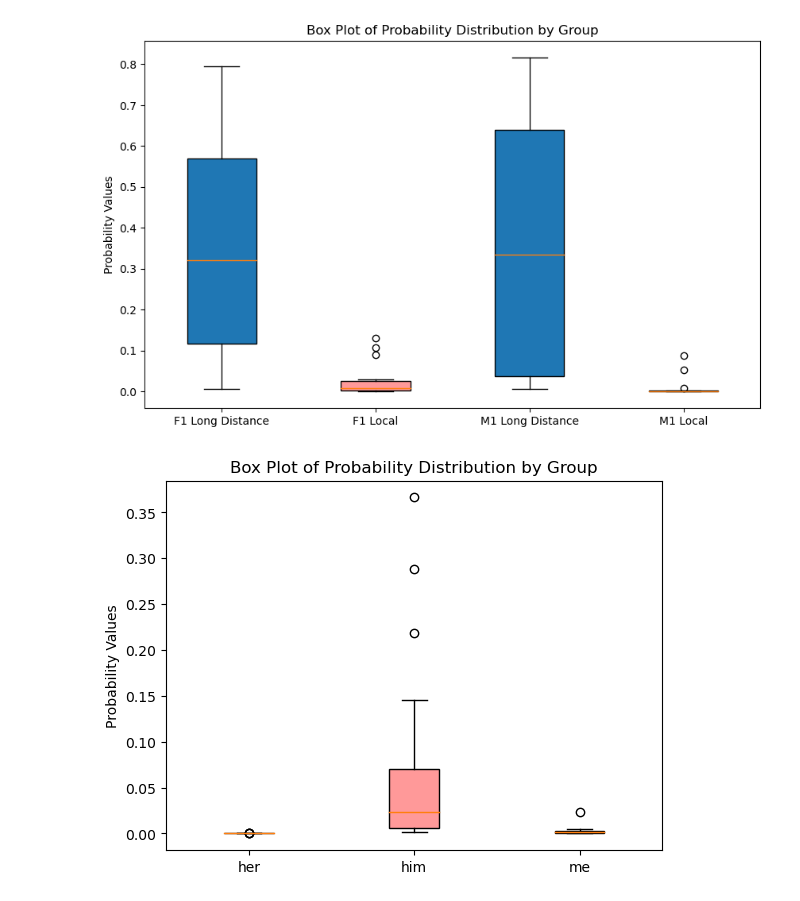
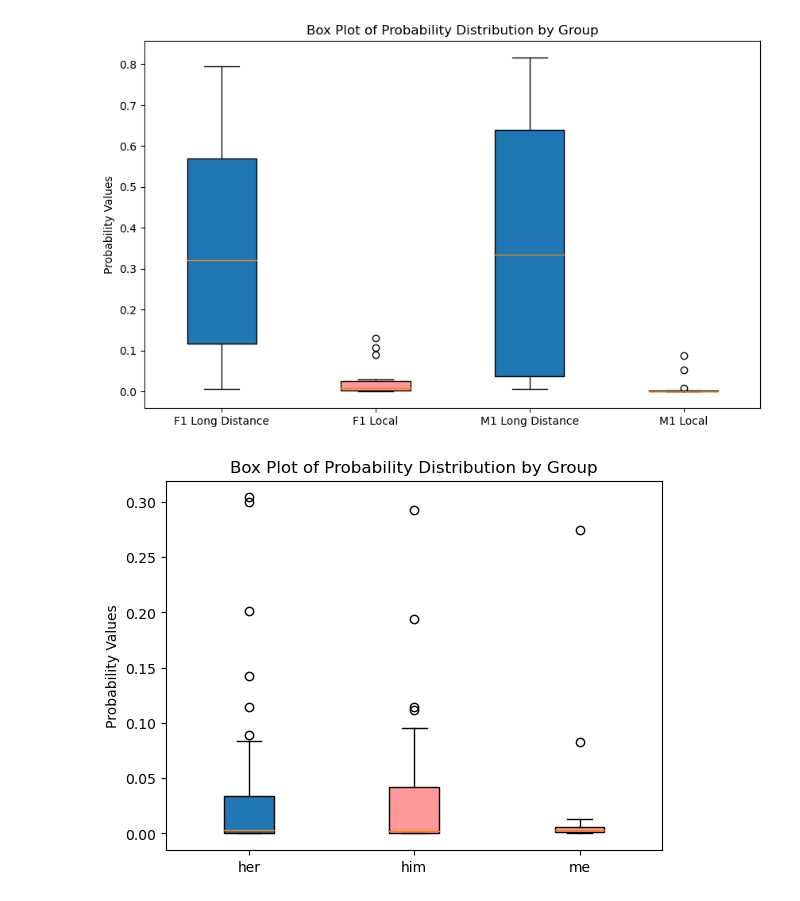
Before and after one commit to xiulinyang/zh-reflexive, a Jupyter notebook: visualize.ipynb, the cells around one changed output. Cells and saved outputs as stored; diff of their text form; code cells hidden in the pictures.

```diff
--- a/visualize.ipynb
+++ b/visualize.ipynb
@@ -27,26 +30,32 @@ plt.show()
 # %% [output]
 [figure]
 # %%
-her = [0.0003116130828857422, 0.00011944770812988281, 6.407499313354492e-05, 5.841255187988281e-05, 5.888938903808594e-05, 0.0004940032958984375, 5.2928924560546875e-05, 3.415346145629883e-05, 1.4185905456542969e-05, 3.1828880310058594e-05, 1.4483928680419922e-05, 0.0002243518829345703, 1.3947486877441406e-05, 9.47117805480957e-05, 4.756450653076172e-05, 2.5212764739990234e-05, 3.743171691894531e-05, 6.723403930664062e-05, 0.00020134449005126953, 1.8715858459472656e-05]
-him = [0.061737060546875, 0.01171112060546875, 0.0124969482421875, 0.029449462890625, 0.006755828857421875, 0.0194244384765625, 0.002857208251953125, 0.0020656585693359375, 0.00536346435546875, 0.218017578125, 0.08184814453125, 0.0032215118408203125, 0.01454925537109375, 0.0022335052490234375, 0.3662109375, 0.0662841796875, 0.1453857421875, 0.0271148681640625, 0.287841796875, 0.045562744140625]
+her = [0.034088134765625, 3.439188003540039e-05, 0.04217529296875, 1.531839370727539e-05, 0.00701141357421875, 0.00011265277862548828, 0.0894775390625, 0.0012760162353515625, 0.20166015625, 0.0003209114074707031, 0.300048828125, 0.0001850128173828125, 0.0220947265625, 3.993511199951172e-05, 0.0098419189453125, 0.0002524852752685547, 0.0080108642578125, 7.569789886474609e-06, 0.142822265625, 0.00010001659393310547, 0.00893402099609375, 6.67572021484375e-05, 0.004974365234375, 5.4955482482910156e-05, 0.08172607421875, 0.0003788471221923828, 0.0343017578125, 5.924701690673828e-05, 0.03314208984375, 8.100271224975586e-05, 0.0841064453125, 2.5212764739990234e-05, 0.303955078125, 4.857778549194336e-05, 0.11468505859375, 0.0001741647720336914, 0.0158233642578125, 0.00013780593872070312, 0.02935791015625, 4.124641418457031e-05]
+him = [0.0002903938293457031, 0.0863037109375, 0.0002865791320800781, 0.029541015625, 0.00017964839935302734, 0.005779266357421875, 0.0003685951232910156, 0.06915283203125, 0.001190185546875, 0.0869140625, 0.000904083251953125, 0.29296875, 0.00028705596923828125, 0.00679779052734375, 0.00024437904357910156, 0.005153656005859375, 2.6524066925048828e-05, 0.00408935546875, 0.0005974769592285156, 0.1114501953125, 0.0003573894500732422, 0.051300048828125, 4.51207160949707e-05, 0.006206512451171875, 0.0006642341613769531, 0.03924560546875, 0.00011628866195678711, 0.00235748291015625, 0.00017535686492919922, 0.09527587890625, 0.0007162094116210938, 0.0662841796875, 0.0012035369873046875, 0.194091796875, 0.00130462646484375, 0.11407470703125, 0.00048542022705078125, 0.01410675048828125, 0.00011008977890014648, 0.005706787109375]
 
-me = [0.0007243156433105469, 0.0004334449768066406, 0.0006995201110839844, 0.0028705596923828125, 0.00147247314453125, 0.0034275054931640625, 0.004062652587890625, 0.0005474090576171875, 0.0027599334716796875, 0.0014467239379882812, 0.0013227462768554688, 0.002956390380859375, 0.00040650367736816406, 0.005031585693359375, 0.0012502670288085938, 0.0023593902587890625, 0.0027065277099609375, 0.0001798868179321289, 0.0238189697265625, 0.0012140274047851562]
+me = [0.005069732666015625, 0.005062103271484375, 0.000698089599609375, 0.00037479400634765625, 0.0004112720489501953, 0.0003311634063720703, 0.00734710693359375, 0.013397216796875, 0.0059051513671875, 0.00908660888671875, 0.0034122467041015625, 0.00310516357421875, 0.0039005279541015625, 0.00921630859375, 0.0823974609375, 0.27490234375, 0.0021228790283203125, 0.0016021728515625, 0.00571441650390625, 0.0029239654541015625, 0.000186920166015625, 0.0001558065414428711, 0.00384521484375, 0.002178192138671875, 0.0129241943359375, 0.0104827880859375, 0.006549835205078125, 0.004726409912109375, 0.0006070137023925781, 0.0003008842468261719, 0.002681732177734375, 0.0023593902587890625, 0.01325225830078125, 0.005817413330078125, 0.0012350082397460938, 0.0005407333374023438, 0.0014829635620117188, 0.0006546974182128906, 0.0024852752685546875, 0.0028705596923828125]
+
+bert_her=[0.1237831637263298, 0.07971908897161484, 0.19004401564598083, 0.04526103660464287, 0.09417913854122162, 0.11475382000207901, 0.03679203987121582, 0.05792226269841194, 0.06909090280532837, 0.049218252301216125, 0.03526312857866287, 0.03935158625245094, 0.06708411127328873, 0.027443163096904755, 0.0999472513794899, 0.05435707047581673, 0.07301975041627884, 0.04606841504573822, 0.05284871160984039, 0.056757405400276184]
+
+bert_him = [0.0901448205113411, 0.03512721508741379, 0.0750330463051796, 0.007454234641045332, 0.015873614698648453, 0.02319553680717945, 0.01802200824022293, 0.035029519349336624, 0.013331323862075806, 0.0368616096675396, 0.01728365756571293, 0.1415165811777115, 0.04322583228349686, 0.005242569372057915, 0.021348286420106888, 0.00855007953941822, 0.04238108545541763, 0.09275852888822556, 0.026359857991337776, 0.015236939303576946]
+
+bert_me = [0.013247529976069927, 0.013161781243979931, 0.006057028658688068, 0.026496389880776405, 0.011037871241569519, 0.013917607255280018, 0.03879944607615471, 0.032768990844488144, 0.05111768841743469, 0.018055498600006104, 0.0413309782743454, 0.01219238992780447, 0.030229292809963226, 0.04128957539796829, 0.025926532223820686, 0.016422774642705917, 0.01293374877423048, 0.034633293747901917, 0.019269870594143867, 0.02213342674076557]
 
 box = plt.boxplot([her, him, me], patch_artist=True)
 
 # Customizing colors for the 'local' groups - f1_him (index 2) and m1_her (index 4)
 colors = ['#1f77b4', '#ff9999', '#ff9999']  # Example: blue for long-distance, pink for local
 for patch, color in zip(box['boxes'], colors):
     patch.set_facecolor(color)
 
 # Set the x-axis labels
 plt.xticks([1, 2, 3], ['her', 'him', 'me'])
 
 # Add title and labels
 plt.title('Box Plot of Probability Distribution by Group')
 plt.ylabel('Probability Values')
 
 # Show the plot
 plt.show()
 # %% [output]
-[figure, old version]
+[figure, new version]
```
Also changed, not shown: parts of 4 cells of this notebook, 3 other files.
